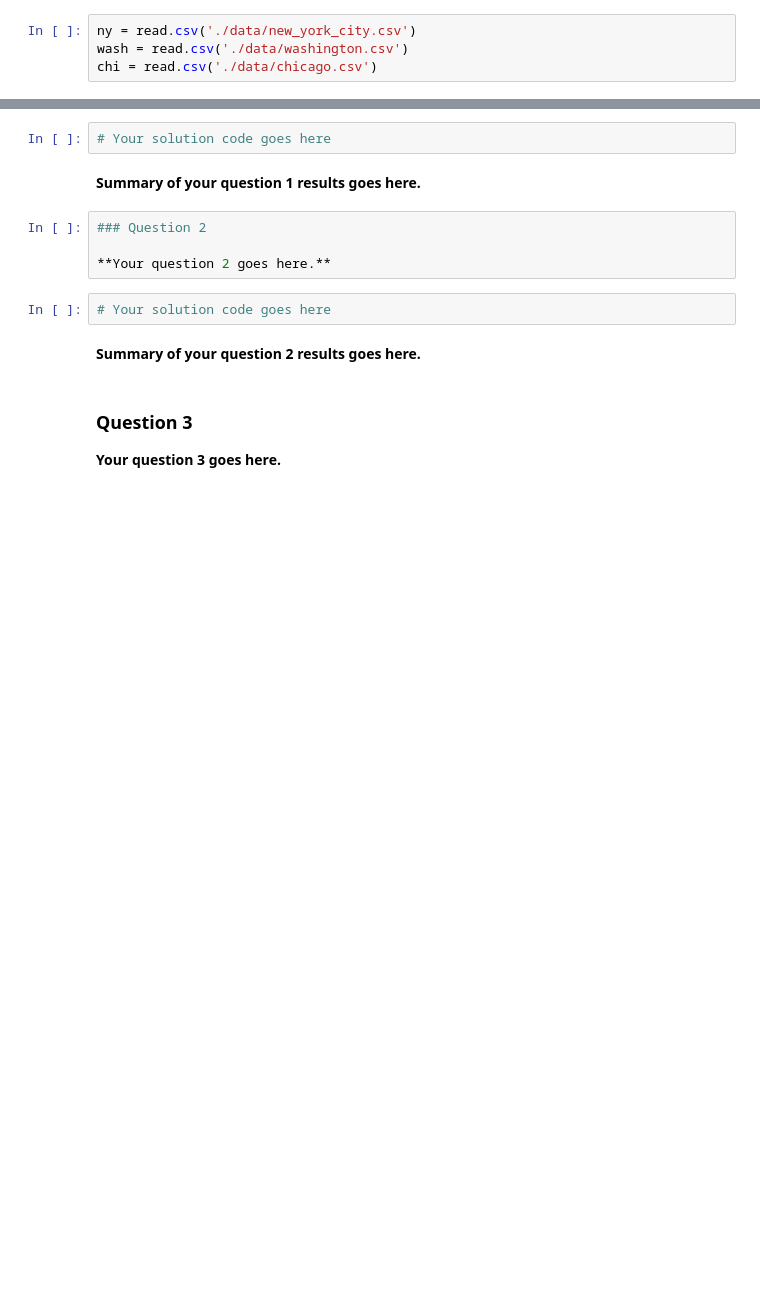
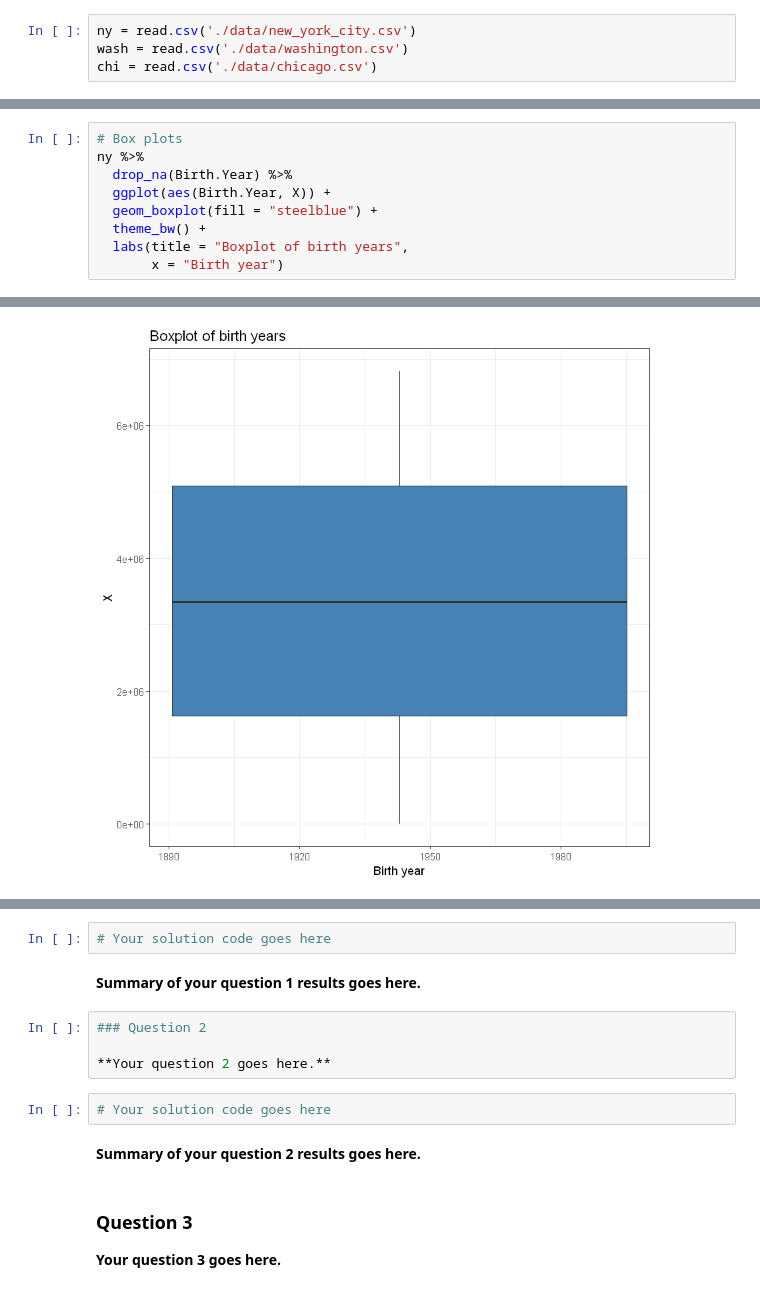
Before and after one commit to davidblackwelder/explore-bikeshare-data, a Jupyter notebook: exploring-bikeshare-data.ipynb, the cells around one changed output, grey strips where cells are left out. Cells and saved outputs as stored; diff of their text form; blank space fills up the shorter version.

```diff
--- a/exploring-bikeshare-data.ipynb
+++ b/exploring-bikeshare-data.ipynb
@@ -30,0 +717,10 @@ head(wash)
+# %%
+# Box plots
+ny %>%
+  drop_na(Birth.Year) %>%
+  ggplot(aes(Birth.Year, X)) +
+  geom_boxplot(fill = "steelblue") +
+  theme_bw() +
+  labs(title = "Boxplot of birth years",
+       x = "Birth year")
+# %% [output]
@@ -30,0 +729 @@ head(wash)
+[figure, added]
```
Also changed, not shown: parts of 96 cells of this notebook, 2 other files.
